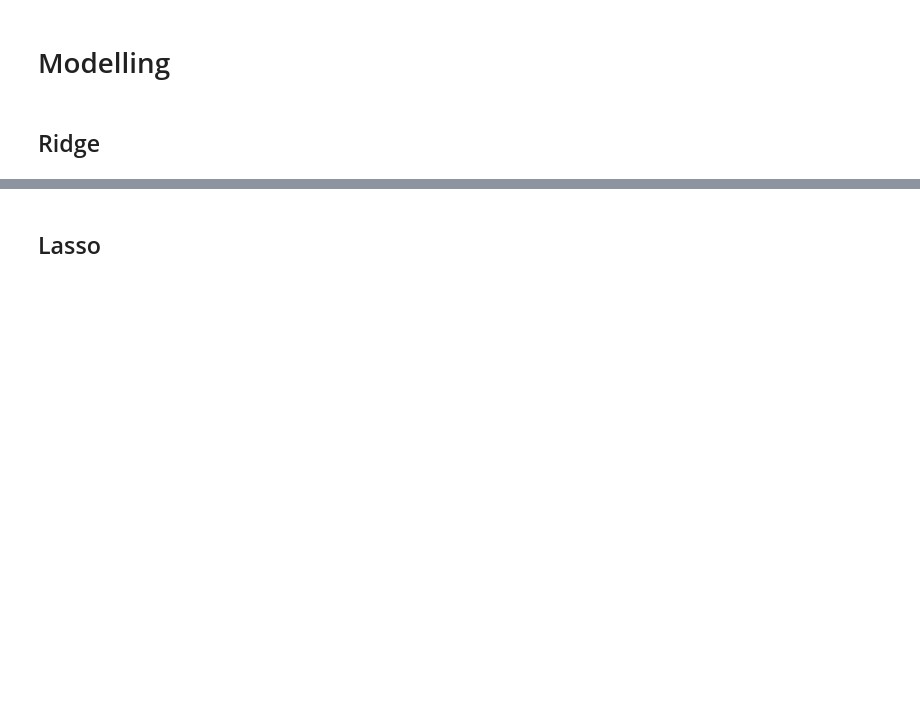
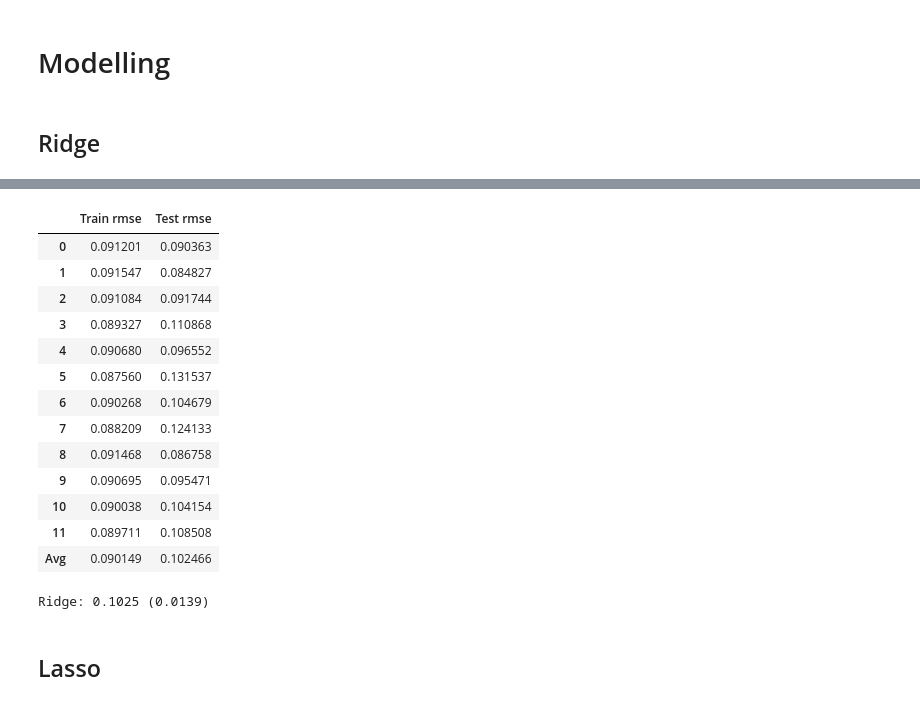
Before and after one commit to akimalikhanov/w, a Jupyter notebook: full_project2.ipynb, the cells around one changed output, grey strips where cells are left out. Cells and saved outputs as stored; diff of their text form; code cells hidden in the pictures; blank space fills up the shorter version.

```diff
--- a/full_project2.ipynb
+++ b/full_project2.ipynb
@@ -447,0 +497,24 @@ Shape after adding features: (1433, 96)
+# %%
+ohe=OneHotEncoder(sparse=False, handle_unknown='ignore')
+for_regression=make_pipeline(FunctionTransformer(deskew_col, kw_args={'lambda_dict': lambda_dict}), RobustScaler())
+for_lgbm='passthrough'
+
+feature_pipe=Pipeline([
+    ('drop_outliers', FunctionTransformer(drop_outliers, kw_args={'drop_certain': True}))
+    ,('drop_columns', FunctionTransformer(drop_cols, kw_args={'to_drop': ['Utilities', 'Street', 'PoolQC']}))
+    ,('change_dtypes', FunctionTransformer(change_dtypes))
+    ,('handle_missing', FunctionTransformer(handle_missing))
+    ,('manual_encoder', FunctionTransformer(manual_encoder))
+    ,('reshift_target', FunctionTransformer(reshift_target,  kw_args={'target': 'SalePrice'}))
+    ,('generate_features', FunctionTransformer(generate_features))
+    ,('column_transformer', ColumnTransformer([
+                            ('cat', OneHotEncoder(sparse=False, handle_unknown='ignore'), make_column_selector(dtype_include=object))
+                            ,()]))
+])
+
+
+# feature_pipe.named_steps['drop_outliers'].set_params(**{'kw_args':{'drop_certain': False}})
+# Pipeline(feature_pipe.steps[1:])
+# %%
+df_reg=Pipeline(feature_pipe.steps[:-1]).fit_transform(df)
+df_reg.shape
@@ -462,19 +548,20 @@ train=deskew_col(train)
 # %%
-def custom_sklearn_cv(features, target, col_tran, k, model):
+def custom_sklearn_cv(data, k, model):
     metric_df=pd.DataFrame(columns=['Train rmse', 'Test rmse'])
-#     feat_importances=[]
     kfold=KFold(k)
+    feature_pipe.named_steps['column_transformer'].transformers[1]=('num', for_regression, make_column_selector(dtype_include=np.number))
+    features, target=data.drop(['Id', 'SalePrice'], axis=1), data['SalePrice']
     for f, (tr, te) in enumerate(kfold.split(features, y=target)):
         X_train, y_train=features.iloc[tr, :], target.iloc[tr]
         X_test, y_test=features.iloc[te, :], target.iloc[te]
 
-        X_train_tr=col_tran.fit_transform(X_train)
-        X_test_tr=col_tran.transform(X_test)
+        X_train_tr=feature_pipe.named_steps['column_transformer'].fit_transform(X_train)
+        X_test_tr=feature_pipe.named_steps['column_transformer'].transform(X_test)
 
         mod=model
         mod.fit(X_train_tr, y_train)
-        train_pred=ridge.predict(X_train_tr)
-        test_pred=ridge.predict(X_test_tr)
+        train_pred=mod.predict(X_train_tr)
+        test_pred=mod.predict(X_test_tr)
         rmse_train=mean_squared_error(y_train, train_pred, squared=False)
         rmse_test=mean_squared_error(y_test, test_pred, squared=False)
 
@@ -482,4 +569,4 @@ def custom_sklearn_cv(features, target, col_tran, k, model):
 
 
     metric_df.loc['Avg']=[metric_df['Train rmse'].mean(), metric_df['Test rmse'].mean()]
-    return metric_df
+    return metric_df, mod
@@ -523,0 +573,20 @@ res_ridge
+# %%
+alphas_alt=[14.5, 14.6, 14.7, 14.8, 14.9, 15, 15.1, 15.2, 15.3, 15.4, 15.5]
+
+res_ridge, model_ridge=custom_sklearn_cv(df_reg, 12, RidgeCV(alphas=alphas_alt, cv=10))
+res_ridge
+# %% [output]
+|  | Train rmse | Test rmse |
+| 0 | 0.091201 | 0.090363 |
+| 1 | 0.091547 | 0.084827 |
+| 2 | 0.091084 | 0.091744 |
+| 3 | 0.089327 | 0.110868 |
+| 4 | 0.090680 | 0.096552 |
+| 5 | 0.087560 | 0.131537 |
+| 6 | 0.090268 | 0.104679 |
+| 7 | 0.088209 | 0.124133 |
+| 8 | 0.091468 | 0.086758 |
+| 9 | 0.090695 | 0.095471 |
+| 10 | 0.090038 | 0.104154 |
+| 11 | 0.089711 | 0.108508 |
+| Avg | 0.090149 | 0.102466 |
@@ -524,2 +602,8 @@ res_ridge
+# %%
+ridge=make_pipeline(col_tr, RidgeCV(alphas=alphas_alt, cv=kfolds))
+ridge_score=cv_rmse(ridge , X)
+print("Ridge: {:.4f} ({:.4f})\n".format(ridge_score.mean(), ridge_score.std()))
+# %% [output]
+Ridge: 0.1025 (0.0139)
 # %% [markdown]
 ## Lasso
```
Also changed, not shown: parts of 41 cells of this notebook.
